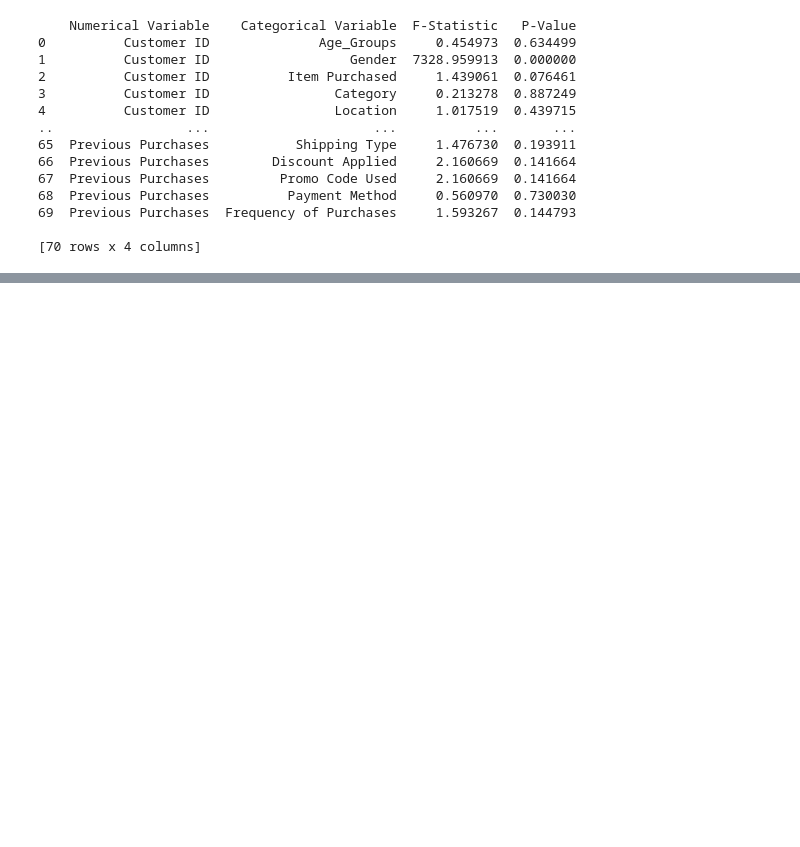
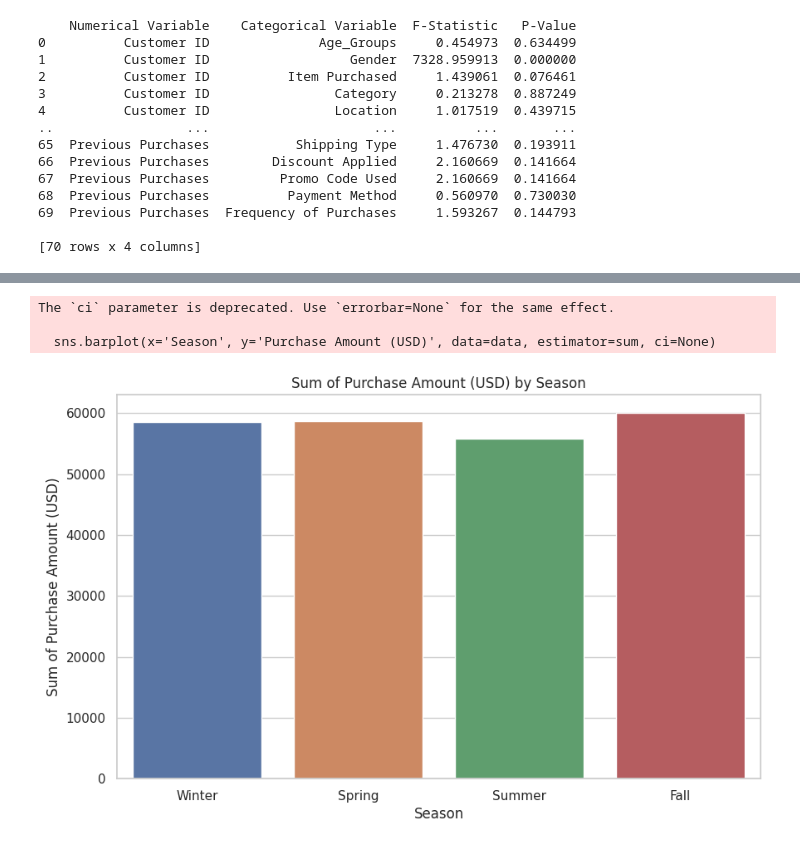
Before and after one commit to DzikriNurRochim/Data_science, a Jupyter notebook: Customer_Shipping.ipynb, the cells around one changed output, grey strips where cells are left out. Drawn from its saved outputs; the diff is of its cells as text; code cells hidden in the pictures; blank space fills up the shorter version.

```diff
--- a/Customer_Shipping.ipynb
+++ b/Customer_Shipping.ipynb
@@ -1011,0 +1087,18 @@ Significant ANOVA Results:
+# %%
+import seaborn as sns
+import matplotlib.pyplot as plt
+
+# Example: Visualizing Sum of Purchase Amount (USD) for Each Season
+plt.figure(figsize=(10, 6))
+sns.barplot(x='Season', y='Purchase Amount (USD)', data=data, estimator=sum, ci=None)
+
+plt.title('Sum of Purchase Amount (USD) by Season')
+plt.xlabel('Season')
+plt.ylabel('Sum of Purchase Amount (USD)')
+
+plt.show()
+# %% [output]
+The `ci` parameter is deprecated. Use `errorbar=None` for the same effect.
+
+  sns.barplot(x='Season', y='Purchase Amount (USD)', data=data, estimator=sum, ci=None)
+[figure, added]
```
Also changed, not shown: parts of 48 cells of this notebook.
